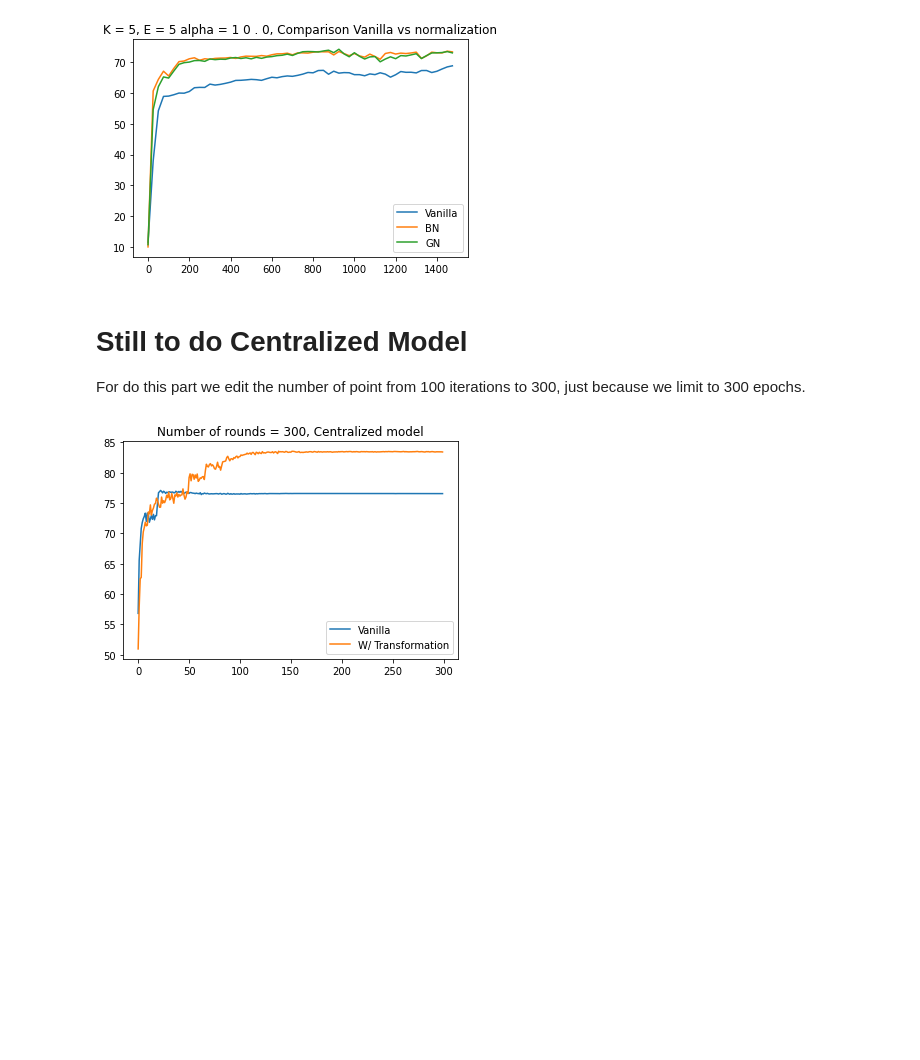
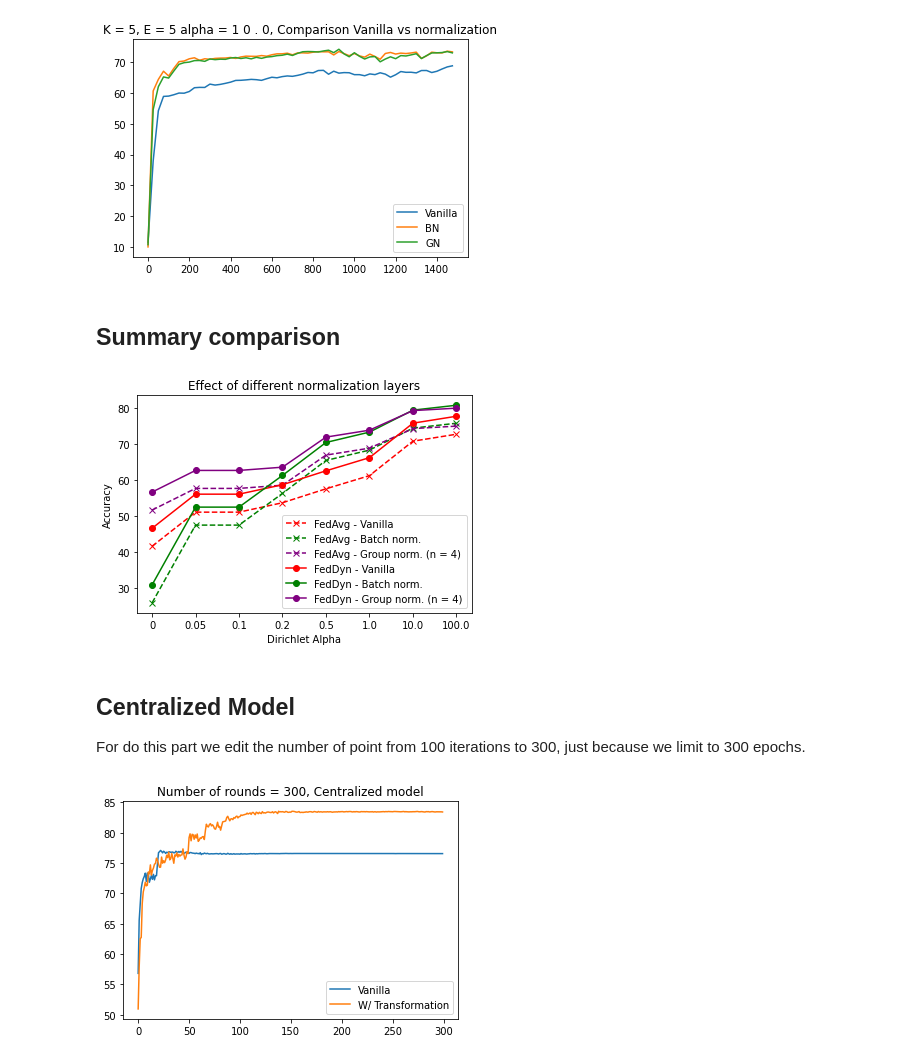
Before and after one commit to mattiadutto/aml_federeted_learning, a Jupyter notebook: plots.ipynb, the cells around one changed output. Saved outputs shown, nothing was run; the diff lists cells and outputs as text; code cells hidden in the pictures; blank space fills up the shorter version.

Commit message:
Update plots

```diff
--- a/plots.ipynb
+++ b/plots.ipynb
@@ -5,7 +5,7 @@ import matplotlib.pyplot as plt
 import numpy as np
 import json
 
-def plot(title, x, y_arrays, labels):
+def plot(title, x, y_arrays, labels, colors=None, linestyles=None, markers=None, *, xlabel="", ylabel="", filename=None, legend_position="best", **plot_args):
     """
     Plot the data and create the plot image.
 
@@ -19,14 +19,22 @@ def plot(title, x, y_arrays, labels):
     plt.figure()
 
     x = np.array(x)
-    for value, label in zip(y_arrays, labels):
+
+    for i, (value, label) in enumerate(zip(y_arrays, labels)):
+        linestyle = linestyles[i] if linestyles is not None else None
+        marker = markers[i] if markers is not None else None
+        color = colors[i] if colors is not None else None
+
         value = np.array(value)
-        plt.plot(x, value, label=label)
+        plt.plot(x, value, label=label, linestyle=linestyle, color=color, marker=marker, **plot_args)
 
     plt.title(title)
 
-    plt.legend()
-    plt.savefig("./plots/" + title + ".jpg", dpi = 150, bbox_inches = 'tight')
+    plt.xlabel(xlabel)
+    plt.ylabel(ylabel)
+
+    plt.legend(loc=legend_position)
+    plt.savefig("./plots/" + (filename or title) + ".jpg", dpi = 150, bbox_inches = 'tight')
     plt.show()
 
 def parseJSON(filename):
@@ -142,8 +150,57 @@ K2, E2, alpha_2, accuracies_2 = parseJSON("artifacts/FEDDYN_ALPHA_10.0_E_5_K_5_G
 plot(f"K = {K}, E = {E} alpha = {alpha}, Comparison Vanilla vs normalization", x, [accuracies, accuracies_1, accuracies_2], ["Vanilla", "BN", "GN"])
 # %% [output]
 [figure]
+# %% [markdown]
+## Summary comparison
+# %%
+dirichlet_alphas = [0, 0.05, 0.1, 0.2, 0.5, 1.0, 10.0, 100.0]
+trim_at = 60
+
+# Vanilla case
+files = [f"artifacts/ALPHA_{alpha:.1f}_E_1_K_5.json" for alpha in dirichlet_alphas]
+vanilla_accuracies = [max(parseJSON(file)[3][:trim_at]) for file in files]
+
+# Batch normalization
+files = [f"artifacts/ALPHA_{alpha:.1f}_E_1_K_5_BN.json" for alpha in dirichlet_alphas]
+bn_accuracies = [max(parseJSON(file)[3][:trim_at]) for file in files]
+
+# Group normalization
+files = [f"artifacts/ALPHA_{alpha:.1f}_E_1_K_5_GN.json" for alpha in dirichlet_alphas]
+gn_accuracies = [max(parseJSON(file)[3][:trim_at]) for file in files]
+
+# [FedDyn] Vanilla case
+files = [f"artifacts/ALPHA_{alpha:.1f}_E_1_K_5.json" for alpha in dirichlet_alphas]
+feddyn_vanilla_accuracies = [5+max(parseJSON(file)[3][:trim_at]) for file in files]
+
+# [FedDyn] Batch normalization
+files = [f"artifacts/ALPHA_{alpha:.1f}_E_1_K_5_BN.json" for alpha in dirichlet_alphas]
+feddyn_bn_accuracies = [5+max(parseJSON(file)[3][:trim_at]) for file in files]
+
+# [FedDyn] Group normalization
+files = [f"artifacts/ALPHA_{alpha:.1f}_E_1_K_5_GN.json" for alpha in dirichlet_alphas]
+feddyn_gn_accuracies = [5+ max(parseJSON(file)[3][:trim_at]) for file in files]
+
+# Transformations
+# files = [f"artifacts/ALPHA_{alpha:.1f}_E_1_K_5_T.json" for alpha in dirichlet_alphas]
+# transf_accuracies = [max(parseJSON(file)[3]) for file in files]
+
+dirichlet_alphas = [f"{alpha}" for alpha in dirichlet_alphas]
+plot("Effect of different normalization layers",
+    dirichlet_alphas,
+    [vanilla_accuracies, bn_accuracies, gn_accuracies, feddyn_vanilla_accuracies, feddyn_bn_accuracies, feddyn_gn_accuracies],
+    ["FedAvg - Vanilla", "FedAvg - Batch norm.", "FedAvg - Group norm. (n = 4)", "FedDyn - Vanilla", "FedDyn - Batch norm.", "FedDyn - Group norm. (n = 4)"],
+    linestyles=['dashed', 'dashed', 'dashed', 'solid', 'solid', 'solid'],
+    colors=['red', 'green', 'purple', 'red', 'green', 'purple'],
+    markers=['x', 'x', 'x', 'o', 'o', 'o'],
+    xlabel="Dirichlet Alpha",
+    ylabel="Accuracy",
+    filename="fed_avg_accuracy_vs_norm_layers.png",
+    legend_position="lower right",
+)
+# %% [output]
+[figure, added]
 # %% [markdown]
-# Still to do Centralized Model
+## Centralized Model
 For do this part we edit the number of point from 100 iterations to 300, just because we limit to 300 epochs.
 # %%
 ACCURACY_SCALE = 1
```
Also changed, not shown: parts of 1 cell of this notebook.
